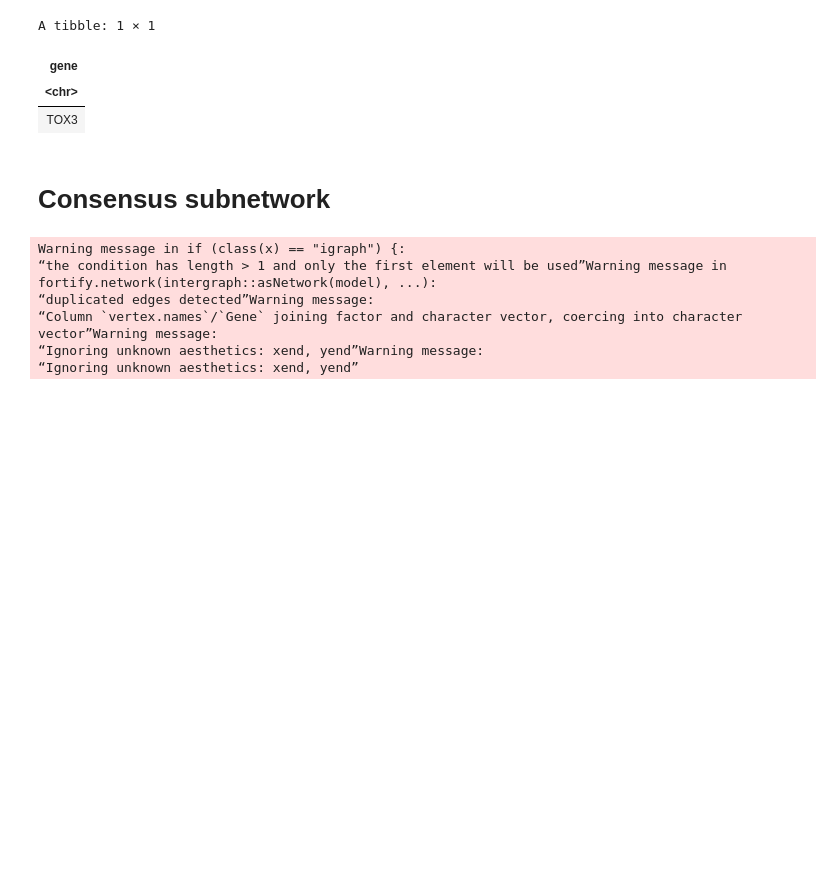
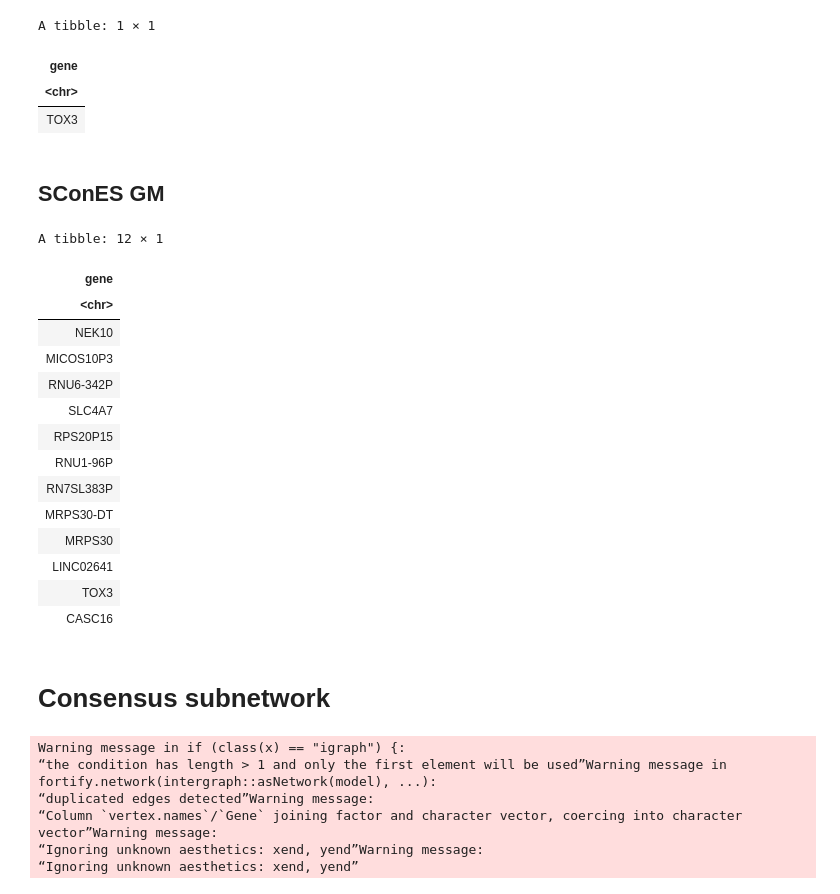
Before and after one commit to hclimente/genewa, a Jupyter notebook: results/consensus/consensus.ipynb, the cells around one changed output. Cells and saved outputs as stored; diff of their text form; code cells hidden in the pictures; blank space fills up the shorter version.

Commit message:
added SConES GM to the consensus

```diff
--- a/results/consensus/consensus.ipynb
+++ b/results/consensus/consensus.ipynb
@@ -179,6 +179,37 @@ g_heinz <- activate(ppi, nodes) %>%
     filter(name %in% heinz$gene) %>%
     mutate(heinz = TRUE)
 class(g_heinz) <- c('igraph','tbl_graph')
+# %% [markdown]
+## SConES GM
+# %%
+snp2gene <- read_tsv('../preprocessing/snp2hgnc.tsv', col_types = 'cc')
+scones <- read_tsv('../scones/cones_gm.tsv', col_types = 'cildccdli') %>%
+    filter(selected) %>%
+    inner_join(snp2gene, by = "snp") %>%
+    select(gene) %>%
+    unique
+scones
+
+g_scones <- activate(ppi, nodes) %>%
+    filter(name %in% scones$gene) %>%
+    mutate(scones = TRUE)
+class(g_scones) <- c('igraph','tbl_graph')
+# %% [output]
+A tibble: 12 × 1
+| gene |
+| <chr> |
+| NEK10 |
+| MICOS10P3 |
+| RNU6-342P |
+| SLC4A7 |
+| RPS20P15 |
+| RNU1-96P |
+| RN7SL383P |
+| MRPS30-DT |
+| MRPS30 |
+| LINC02641 |
+| TOX3 |
+| CASC16 |
 # %% [markdown]
 # Consensus subnetwork
 # %%
```
Also changed, not shown: parts of 5 cells of this notebook.
